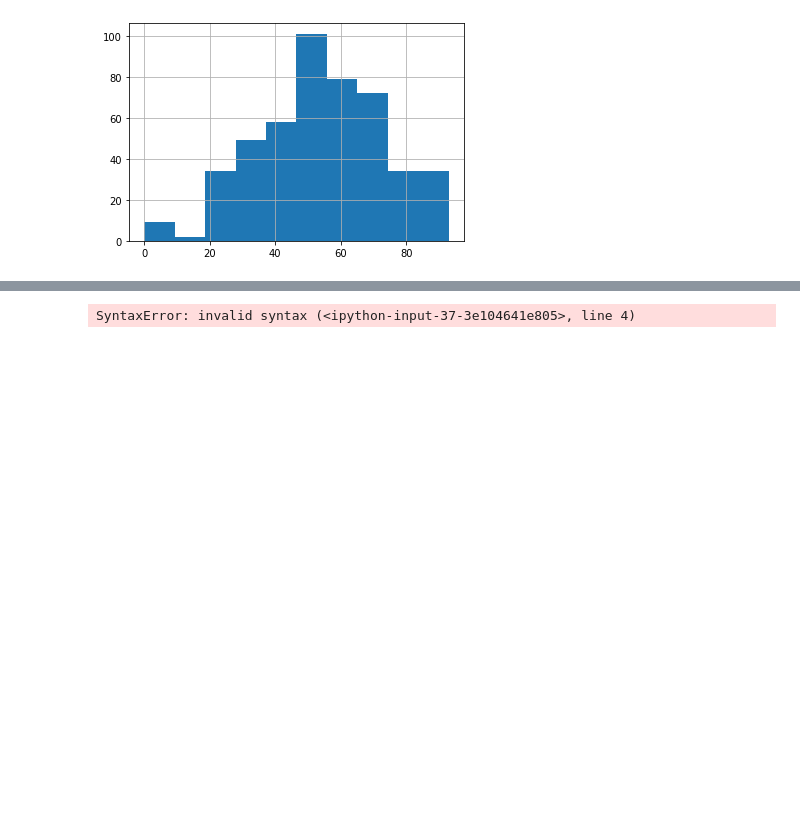
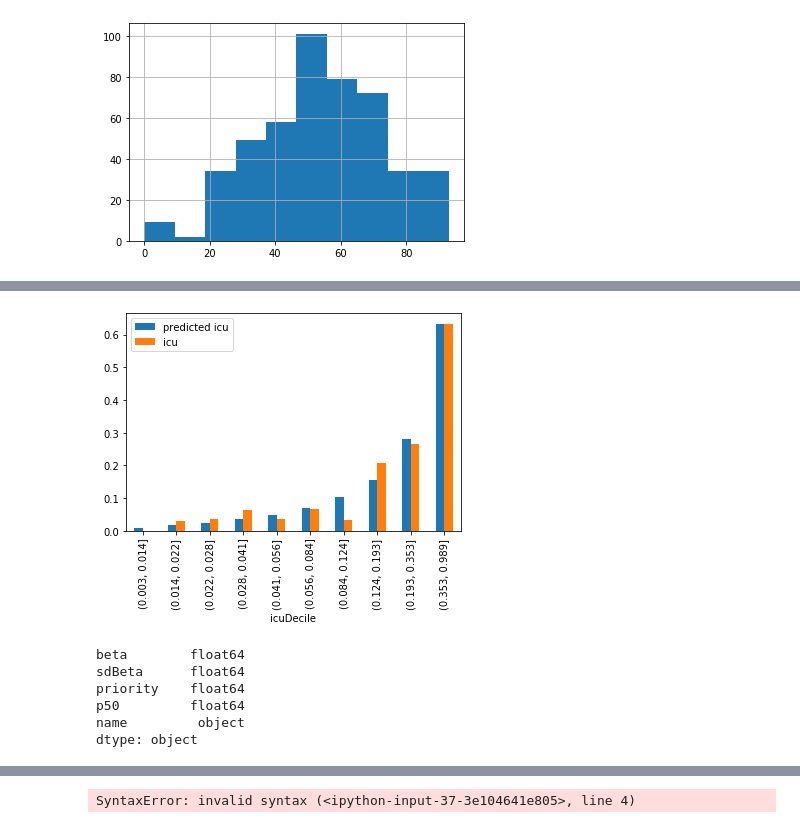
Before and after one commit to jburke5/edCovidRiskPrediction, a Jupyter notebook: buildModelFromUMDataNotebook.ipynb, the cells around one changed output, grey strips where cells are left out. Saved outputs shown, nothing was run; the diff lists cells and outputs as text; code cells hidden in the pictures; blank space fills up the shorter version.

```diff
--- a/buildModelFromUMDataNotebook.ipynb
+++ b/buildModelFromUMDataNotebook.ipynb
@@ -422,0 +659,6 @@ modelCoefficients.loc[modelCoefficients.name=='rr']['p50'].values[0]
+# %%
+# icu
+outputDF[['predicted icu', 'icu', 'icuDecile']].groupby('icuDecile').mean().plot.bar()
+plt.savefig(f'static/icuCalibration{str(date.today())}.jpg')
+# %% [output]
+[figure, added]
@@ -422,0 +696,9 @@ modelCoefficients.loc[modelCoefficients.name=='rr']['p50'].values[0]
+# %%
+icuCoeffs.dtypes
+# %% [output]
+beta        float64
+sdBeta      float64
+priority    float64
+p50         float64
+name         object
+dtype: object
```
Also changed, not shown: parts of 64 cells of this notebook, 11 other files.
